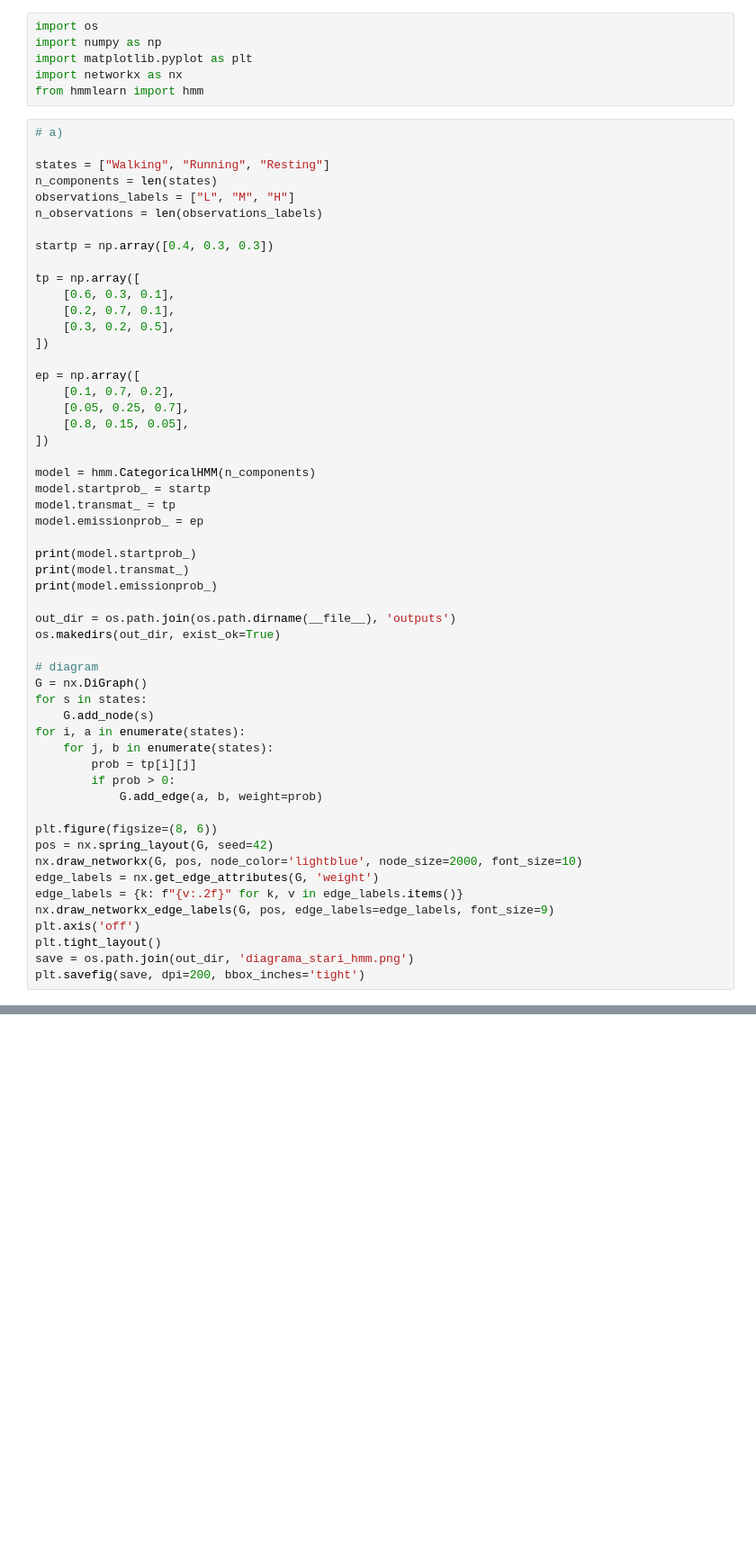
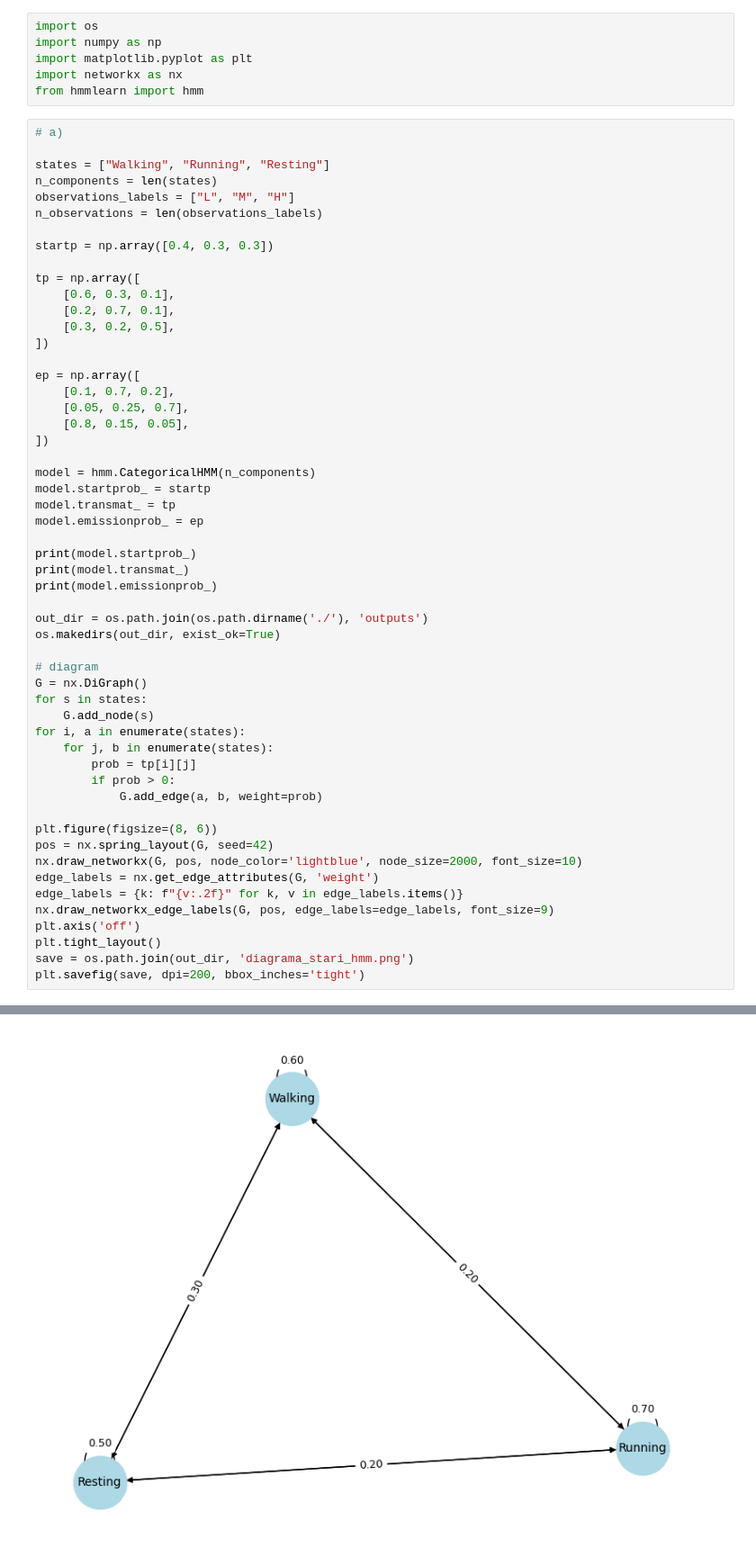
Before and after one commit to petru-braha/class-pmp, a Jupyter notebook: Partial/ex02.ipynb, the cells around one changed output, grey strips where cells are left out. Shown at 90% size. Cells and saved outputs as stored; diff of their text form; blank space fills up the shorter version.

Commit message:
exam(after deadline): extra outputs

```diff
--- a/Partial/ex02.ipynb
+++ b/Partial/ex02.ipynb
@@ -35,7 +35,7 @@ print(model.startprob_)
 print(model.transmat_)
 print(model.emissionprob_)
 
-out_dir = os.path.join(os.path.dirname(__file__), 'outputs')
+out_dir = os.path.join(os.path.dirname('./'), 'outputs')
 os.makedirs(out_dir, exist_ok=True)
 
 # diagram
@@ -58,3 +58,4 @@ plt.axis('off')
 plt.tight_layout()
 save = os.path.join(out_dir, 'diagrama_stari_hmm.png')
 plt.savefig(save, dpi=200, bbox_inches='tight')
+# %% [output]
@@ -61,3 +69,4 @@ plt.savefig(save, dpi=200, bbox_inches='tight')
+[figure, added]
 # %%
 # b)
 
```
Also changed, not shown: parts of 3 cells of this notebook, 2 other files.
